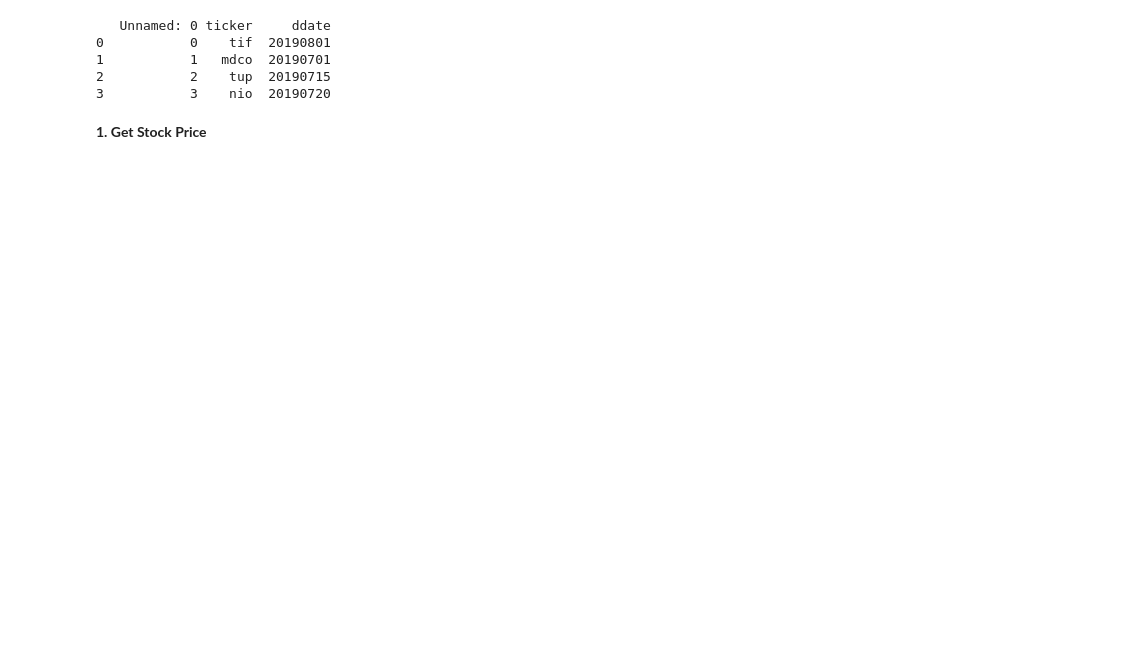
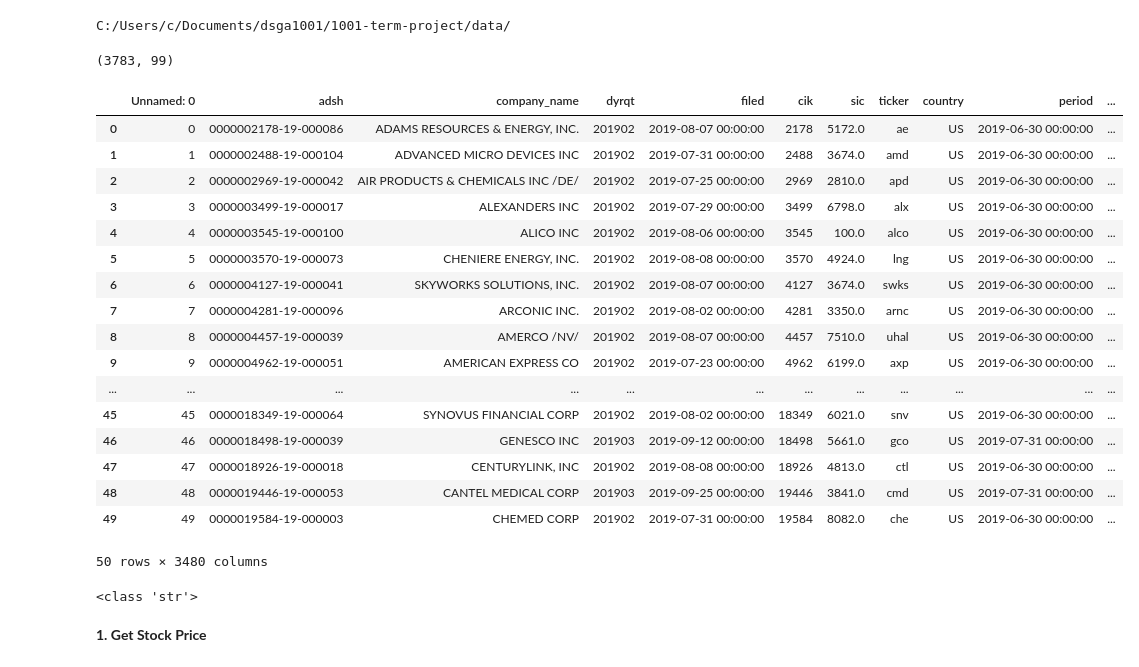
Before and after one commit to mixerupper/1001-term-project, a Jupyter notebook: code/01-import/04-stock_price_web_scraping.ipynb, the cells around one changed output. Cells and saved outputs as stored; diff of their text form; code cells hidden in the pictures; blank space fills up the shorter version.

```diff
--- a/code/01-import/04-stock_price_web_scraping.ipynb
+++ b/code/01-import/04-stock_price_web_scraping.ipynb
@@ -10,16 +12,42 @@ Input information needed:
 import pandas as pd
 import pandas_datareader as web
 import datetime
+# %%
+data_root = 'C:/Users/c/Documents/dsga1001/1001-term-project/data/'
+print(data_root)
+# %% [output]
+C:/Users/c/Documents/dsga1001/1001-term-project/data/
 # %%
-data=pd.read_csv('test.csv') # Please change file name and its path
+data=pd.read_csv(data_root+'02-build/clean/2019q3/sec_data_wide.csv') # Please change file name and its path
-# %%
-print(data) #test file. (Time format may be different. Don't worry, any time format can be converted into standard time format)
-# %% [output]
-   Unnamed: 0 ticker     ddate
-0           0    tif  20190801
-1           1   mdco  20190701
-2           2    tup  20190715
-3           3    nio  20190720
+# %%
+data.shape
+# %% [output]
+(3783, 99)
+# %%
+data.head(50)
+# %% [output]
+|  | Unnamed: 0 | adsh | company_name | dyrqt | filed | cik | sic | ticker | country | period | ... |
+| 0 | 0 | 0000002178-19-000086 | ADAMS RESOURCES & ENERGY, INC. | 201902 | 2019-08-07 00:00:00 | 2178 | 5172.0 | ae | US | 2019-06-30 00:00:00 | ... |
+| 1 | 1 | 0000002488-19-000104 | ADVANCED MICRO DEVICES INC | 201902 | 2019-07-31 00:00:00 | 2488 | 3674.0 | amd | US | 2019-06-30 00:00:00 | ... |
+| 2 | 2 | 0000002969-19-000042 | AIR PRODUCTS & CHEMICALS INC /DE/ | 201902 | 2019-07-25 00:00:00 | 2969 | 2810.0 | apd | US | 2019-06-30 00:00:00 | ... |
+| 3 | 3 | 0000003499-19-000017 | ALEXANDERS INC | 201902 | 2019-07-29 00:00:00 | 3499 | 6798.0 | alx | US | 2019-06-30 00:00:00 | ... |
+| 4 | 4 | 0000003545-19-000100 | ALICO INC | 201902 | 2019-08-06 00:00:00 | 3545 | 100.0 | alco | US | 2019-06-30 00:00:00 | ... |
+| 5 | 5 | 0000003570-19-000073 | CHENIERE ENERGY, INC. | 201902 | 2019-08-08 00:00:00 | 3570 | 4924.0 | lng | US | 2019-06-30 00:00:00 | ... |
+| 6 | 6 | 0000004127-19-000041 | SKYWORKS SOLUTIONS, INC. | 201902 | 2019-08-07 00:00:00 | 4127 | 3674.0 | swks | US | 2019-06-30 00:00:00 | ... |
+| 7 | 7 | 0000004281-19-000096 | ARCONIC INC. | 201902 | 2019-08-02 00:00:00 | 4281 | 3350.0 | arnc | US | 2019-06-30 00:00:00 | ... |
+| 8 | 8 | 0000004457-19-000039 | AMERCO /NV/ | 201902 | 2019-08-07 00:00:00 | 4457 | 7510.0 | uhal | US | 2019-06-30 00:00:00 | ... |
+| 9 | 9 | 0000004962-19-000051 | AMERICAN EXPRESS CO | 201902 | 2019-07-23 00:00:00 | 4962 | 6199.0 | axp | US | 2019-06-30 00:00:00 | ... |
+| ... | ... | ... | ... | ... | ... | ... | ... | ... | ... | ... | ... |
+| 45 | 45 | 0000018349-19-000064 | SYNOVUS FINANCIAL CORP | 201902 | 2019-08-02 00:00:00 | 18349 | 6021.0 | snv | US | 2019-06-30 00:00:00 | ... |
+| 46 | 46 | 0000018498-19-000039 | GENESCO INC | 201903 | 2019-09-12 00:00:00 | 18498 | 5661.0 | gco | US | 2019-07-31 00:00:00 | ... |
+| 47 | 47 | 0000018926-19-000018 | CENTURYLINK, INC | 201902 | 2019-08-08 00:00:00 | 18926 | 4813.0 | ctl | US | 2019-06-30 00:00:00 | ... |
+| 48 | 48 | 0000019446-19-000053 | CANTEL MEDICAL CORP | 201903 | 2019-09-25 00:00:00 | 19446 | 3841.0 | cmd | US | 2019-07-31 00:00:00 | ... |
+| 49 | 49 | 0000019584-19-000003 | CHEMED CORP | 201902 | 2019-07-31 00:00:00 | 19584 | 8082.0 | che | US | 2019-06-30 00:00:00 | ... |
+50 rows × 3480 columns
+# %%
+print(type(data['filed'][1]))
+# %% [output]
+<class 'str'>
 # %% [markdown]
 **1. Get Stock Price**
 # %%
```
Also changed, not shown: parts of 19 cells of this notebook, 2 other files.
